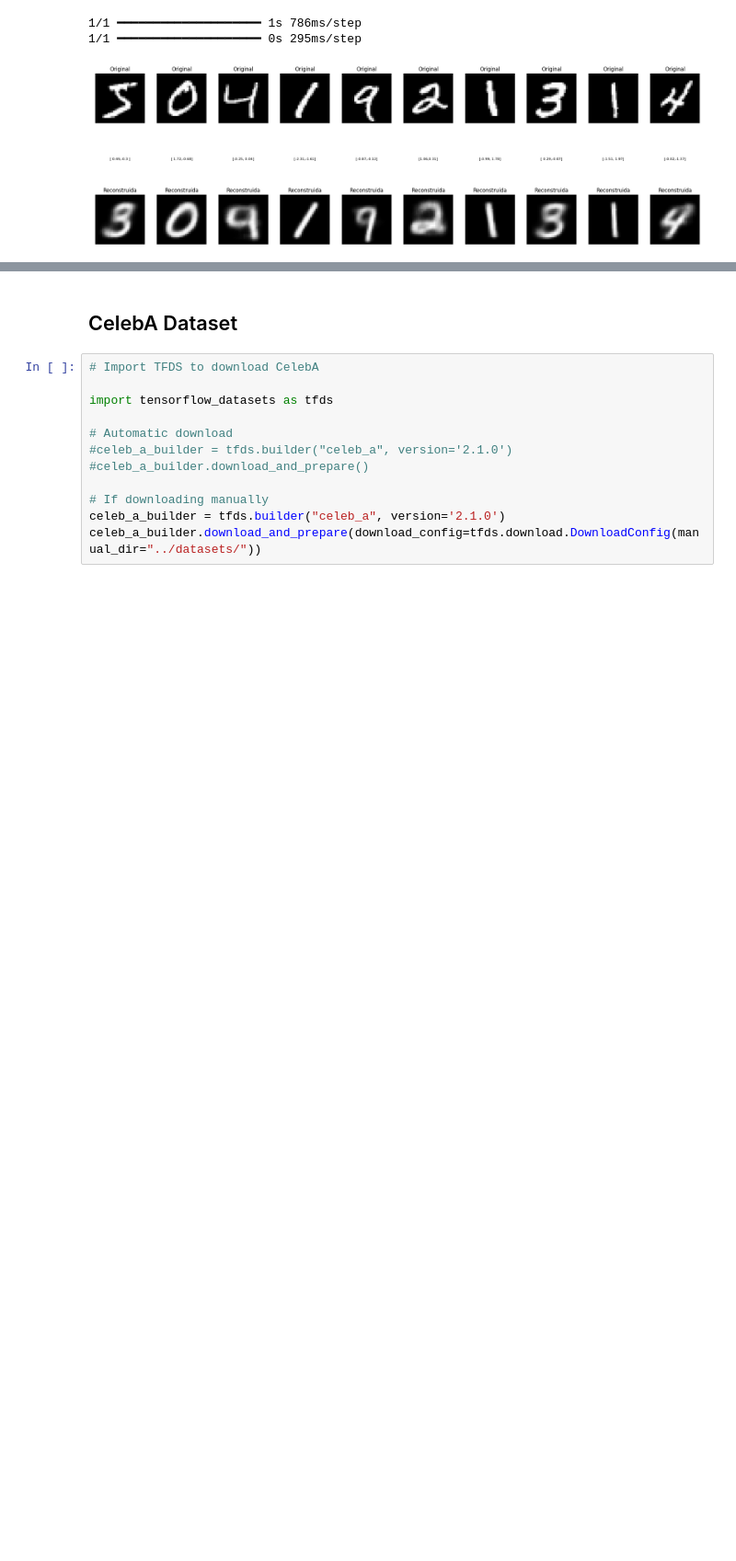
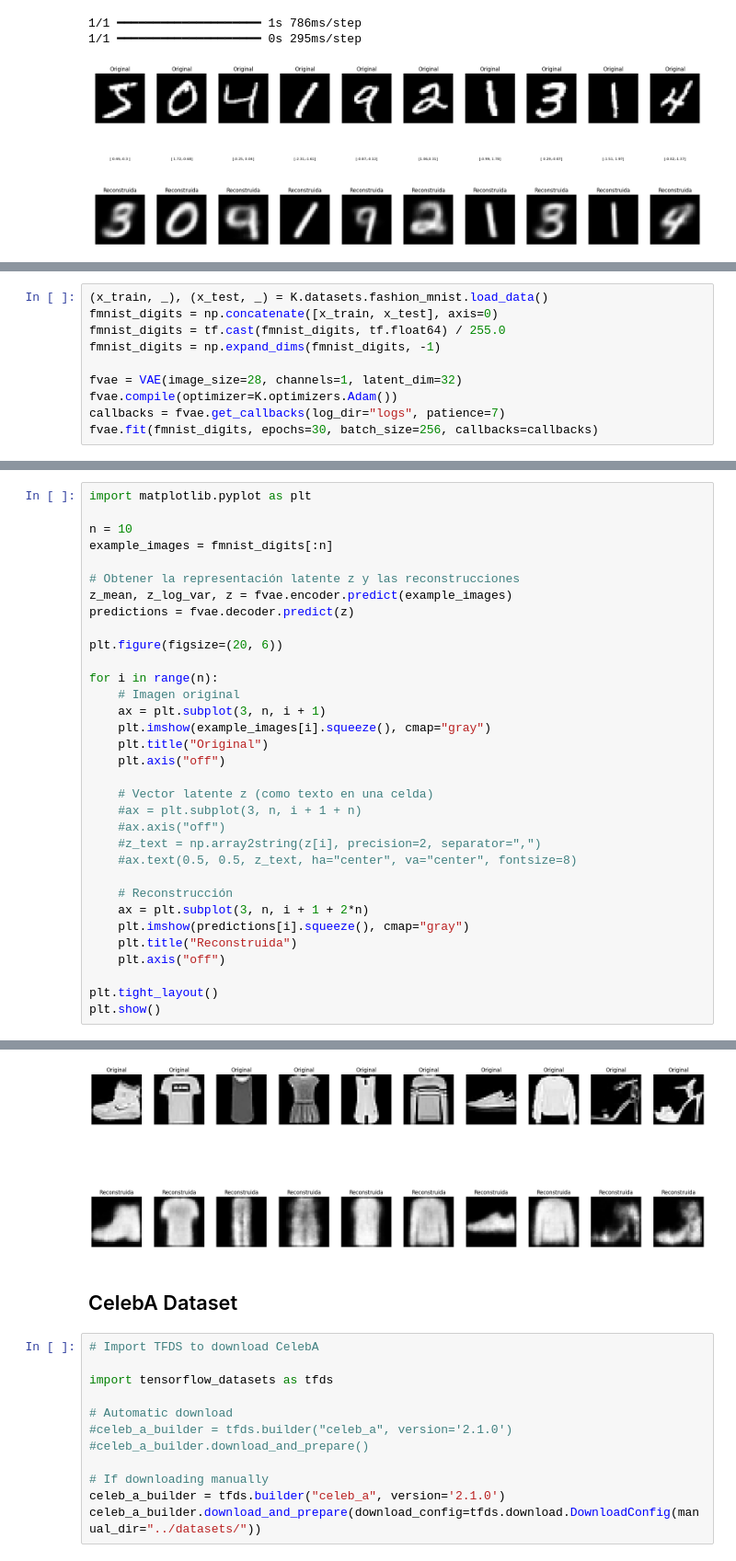
Before and after one commit to roicort/VAE-VQ-VAE, a Jupyter notebook: VAE/VAE.ipynb, the cells around one changed output, grey strips where cells are left out. Shown at 92% size. Drawn from its saved outputs; the diff is of its cells as text; blank space fills up the shorter version.

Commit message:
FashionMNIST + CIFAR10

```diff
--- a/VAE/VAE.ipynb
+++ b/VAE/VAE.ipynb
@@ -103,0 +106,10 @@ plt.show()
+# %%
+(x_train, _), (x_test, _) = K.datasets.fashion_mnist.load_data()
+fmnist_digits = np.concatenate([x_train, x_test], axis=0)
+fmnist_digits = tf.cast(fmnist_digits, tf.float64) / 255.0
+fmnist_digits = np.expand_dims(fmnist_digits, -1)
+
+fvae = VAE(image_size=28, channels=1, latent_dim=32)
+fvae.compile(optimizer=K.optimizers.Adam())
+callbacks = fvae.get_callbacks(log_dir="logs", patience=7)
+fvae.fit(fmnist_digits, epochs=30, batch_size=256, callbacks=callbacks)
@@ -103,0 +138,34 @@ plt.show()
+# %%
+import matplotlib.pyplot as plt
+
+n = 10
+example_images = fmnist_digits[:n]
+
+# Obtener la representación latente z y las reconstrucciones
+z_mean, z_log_var, z = fvae.encoder.predict(example_images)
+predictions = fvae.decoder.predict(z)
+
+plt.figure(figsize=(20, 6))
+
+for i in range(n):
+    # Imagen original
+    ax = plt.subplot(3, n, i + 1)
+    plt.imshow(example_images[i].squeeze(), cmap="gray")
+    plt.title("Original")
+    plt.axis("off")
+
+    # Vector latente z (como texto en una celda)
+    #ax = plt.subplot(3, n, i + 1 + n)
+    #ax.axis("off")
+    #z_text = np.array2string(z[i], precision=2, separator=",")
+    #ax.text(0.5, 0.5, z_text, ha="center", va="center", fontsize=8)
+
+    # Reconstrucción
+    ax = plt.subplot(3, n, i + 1 + 2*n)
+    plt.imshow(predictions[i].squeeze(), cmap="gray")
+    plt.title("Reconstruida")
+    plt.axis("off")
+
+plt.tight_layout()
+plt.show()
+# %% [output]
@@ -104,3 +174,4 @@ plt.show()
+[figure, added]
 # %% [markdown]
 ## CelebA Dataset
 # %%
```
Also changed, not shown: parts of 7 cells of this notebook, 2 other files.
